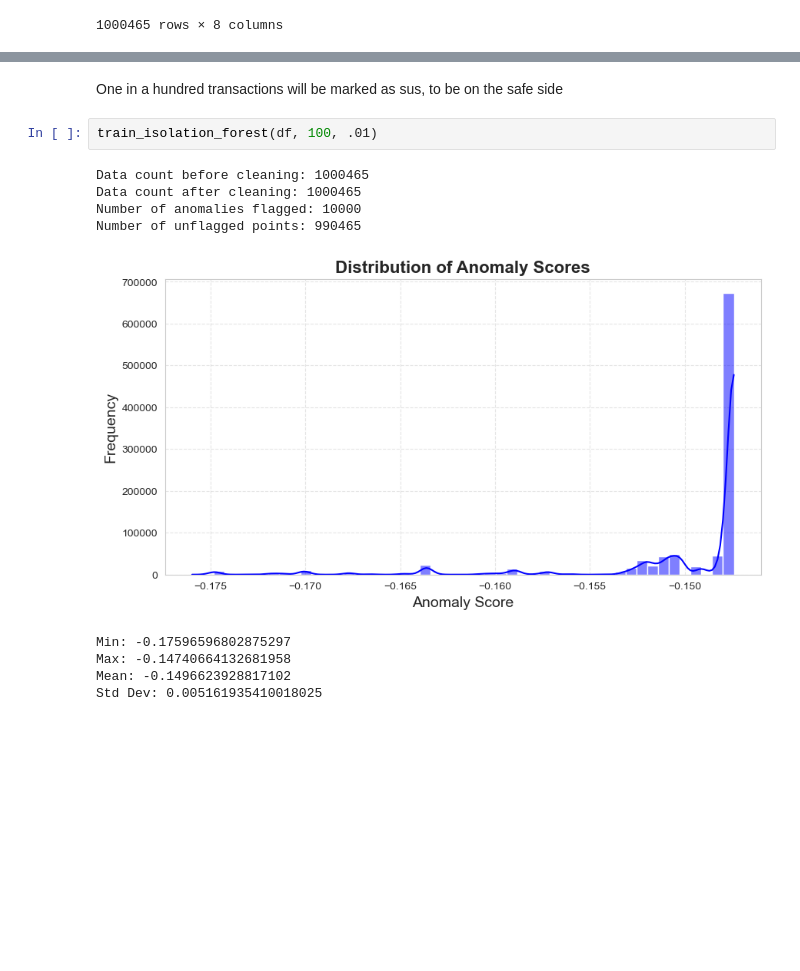
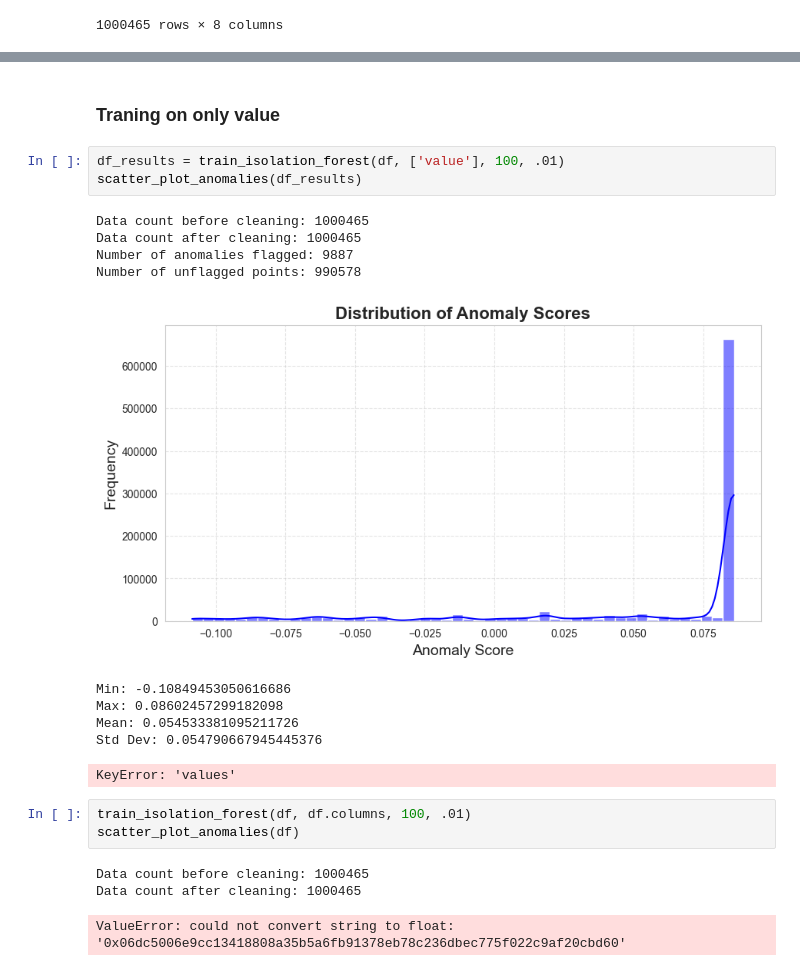
Before and after one commit to seelyfrank/blockchain-fraud-detection, a Jupyter notebook: notebooks/IsolationForest.ipynb, the cells around one changed output, grey strips where cells are left out. Drawn from its saved outputs; the diff is of its cells as text; blank space fills up the shorter version.

```diff
--- a/notebooks/IsolationForest.ipynb
+++ b/notebooks/IsolationForest.ipynb
@@ -83,14 +115,23 @@ def train_isolation_forest(df, n_estimators, contamination, random_state=42):
-# %% [markdown]
-One in a hundred transactions will be marked as sus, to be on the safe side
+# %% [markdown]
+### Traning on only value
+# %%
+df_results = train_isolation_forest(df, ['value'], 100, .01)
+scatter_plot_anomalies(df_results)
+# %% [output]
+Data count before cleaning: 1000465
+Data count after cleaning: 1000465
+Number of anomalies flagged: 9887
+Number of unflagged points: 990578
+[figure, added]
+Min: -0.10849453050616686
+Max: 0.08602457299182098
+Mean: 0.054533381095211726
+Std Dev: 0.054790667945445376
+KeyError: 'values'
 # %%
-train_isolation_forest(df, 100, .01)
+train_isolation_forest(df, df.columns, 100, .01)
+scatter_plot_anomalies(df)
 # %% [output]
 Data count before cleaning: 1000465
 Data count after cleaning: 1000465
-Number of anomalies flagged: 10000
-Number of unflagged points: 990465
-[figure, removed]
-Min: -0.17596596802875297
-Max: -0.14740664132681958
-Mean: -0.1496623928817102
-Std Dev: 0.005161935410018025
+ValueError: could not convert string to float: '0x06dc5006e9cc13418808a35b5a6fb91378eb78c236dbec775f022c9af20cbd60'
```
Also changed, not shown: parts of 3 cells of this notebook, 3 other files.
